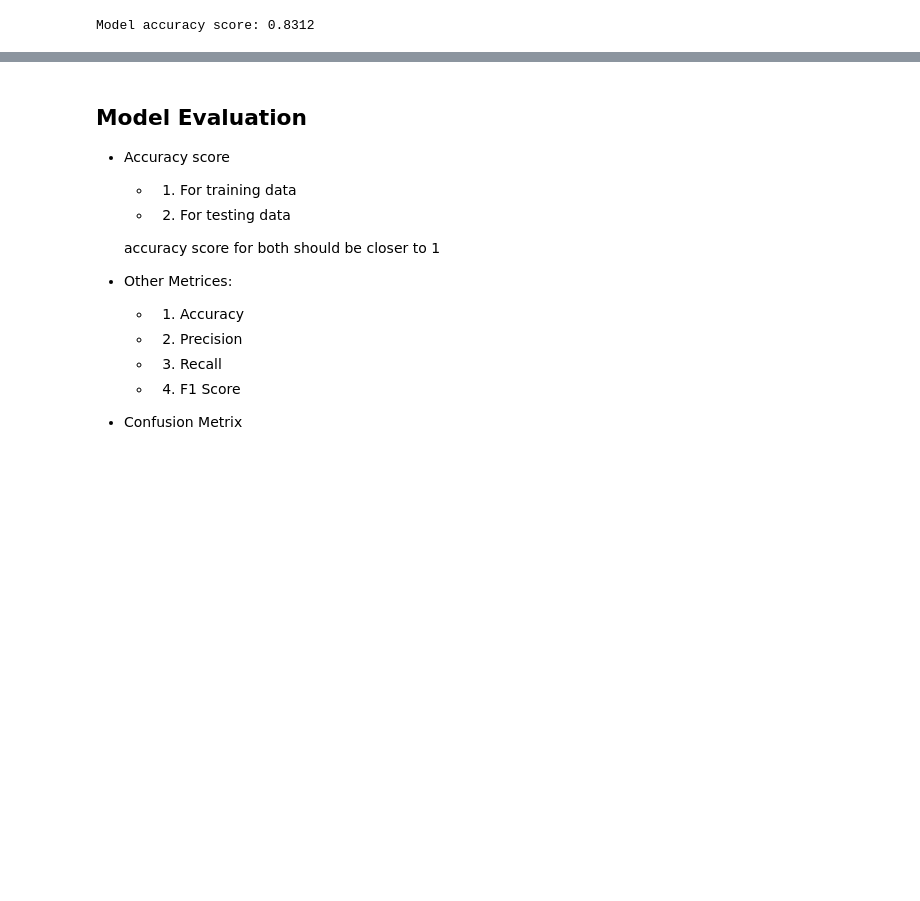
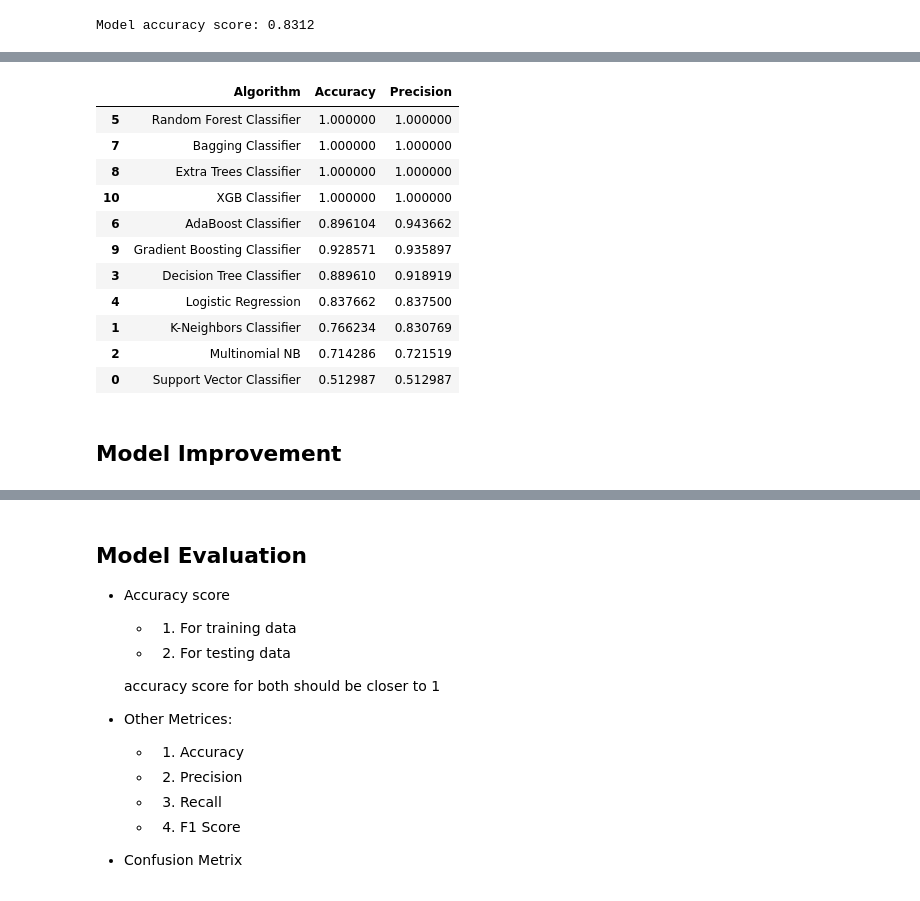
Before and after one commit to nano-bot01/Heart-Disease-Prediction-System-using-Machine-Learning, a Jupyter notebook: Heart_Disease_Prediction_using_Machine_Learning.ipynb, the cells around one changed output, grey strips where cells are left out. Cells and saved outputs as stored; diff of their text form; code cells hidden in the pictures; blank space fills up the shorter version.

```diff
--- a/Heart_Disease_Prediction_using_Machine_Learning.ipynb
+++ b/Heart_Disease_Prediction_using_Machine_Learning.ipynb
@@ -296,0 +337,36 @@ Model accuracy score: 0.8312
+# %%
+classification = {
+    'Support Vector Classifier' : svc,
+    'K-Neighbors Classifier'  : knc,
+    'Multinomial NB'  : mnb,
+    'Decision Tree Classifier'  : dtc,
+    'Logistic Regression'  : lrc,
+    'Random Forest Classifier'  : rfc,
+    'AdaBoost Classifier': abc,
+    'Bagging Classifier' : bc,
+    'Extra Trees Classifier' : etc,
+    'Gradient Boosting Classifier' : gbdt,
+    'XGB Classifier' : xgb
+}
+# %%
+def train_classifier(classification, X_train, y_train, X_test, y_test):
+  classification.fit(X_train, y_train)
+  y_pred = classification.predict(X_test)
+  accuracy = accuracy_score(y_test, y_pred)
+  precision = precision_score(y_test, y_pred)
+  matrix = confusion_matrix(y_test, y_pred)
+
+  return accuracy, precision, matrix
+# %%
+accuracy_scores = []
+precision_scores = []
+
+for name, cls in classification.items():
+  curr_accuracy, curr_precision, matrix = train_classifier(cls, X_train, Y_train, X_test, Y_test)
+  print("Model name : ", name)
+  print("Accuracy : ", curr_accuracy)
+  print("Precision : ", curr_precision)
+  print("Confusin-Matrix : ", matrix, '\n')
+
+  accuracy_scores.append(curr_accuracy)
+  precision_scores.append(curr_precision)
@@ -296,0 +391,19 @@ Model accuracy score: 0.8312
+# %%
+result_dataframe = pd.DataFrame({'Algorithm': classification.keys(), 'Accuracy': accuracy_scores, 'Precision' : precision_scores}).sort_values('Precision', ascending = False)
+# %%
+result_dataframe
+# %% [output]
+|  | Algorithm | Accuracy | Precision |
+| 5 | Random Forest Classifier | 1.000000 | 1.000000 |
+| 7 | Bagging Classifier | 1.000000 | 1.000000 |
+| 8 | Extra Trees Classifier | 1.000000 | 1.000000 |
+| 10 | XGB Classifier | 1.000000 | 1.000000 |
+| 6 | AdaBoost Classifier | 0.896104 | 0.943662 |
+| 9 | Gradient Boosting Classifier | 0.928571 | 0.935897 |
+| 3 | Decision Tree Classifier | 0.889610 | 0.918919 |
+| 4 | Logistic Regression | 0.837662 | 0.837500 |
+| 1 | K-Neighbors Classifier | 0.766234 | 0.830769 |
+| 2 | Multinomial NB | 0.714286 | 0.721519 |
+| 0 | Support Vector Classifier | 0.512987 | 0.512987 |
+# %% [markdown]
+## Model Improvement
```
Also changed, not shown: parts of 22 cells of this notebook.
